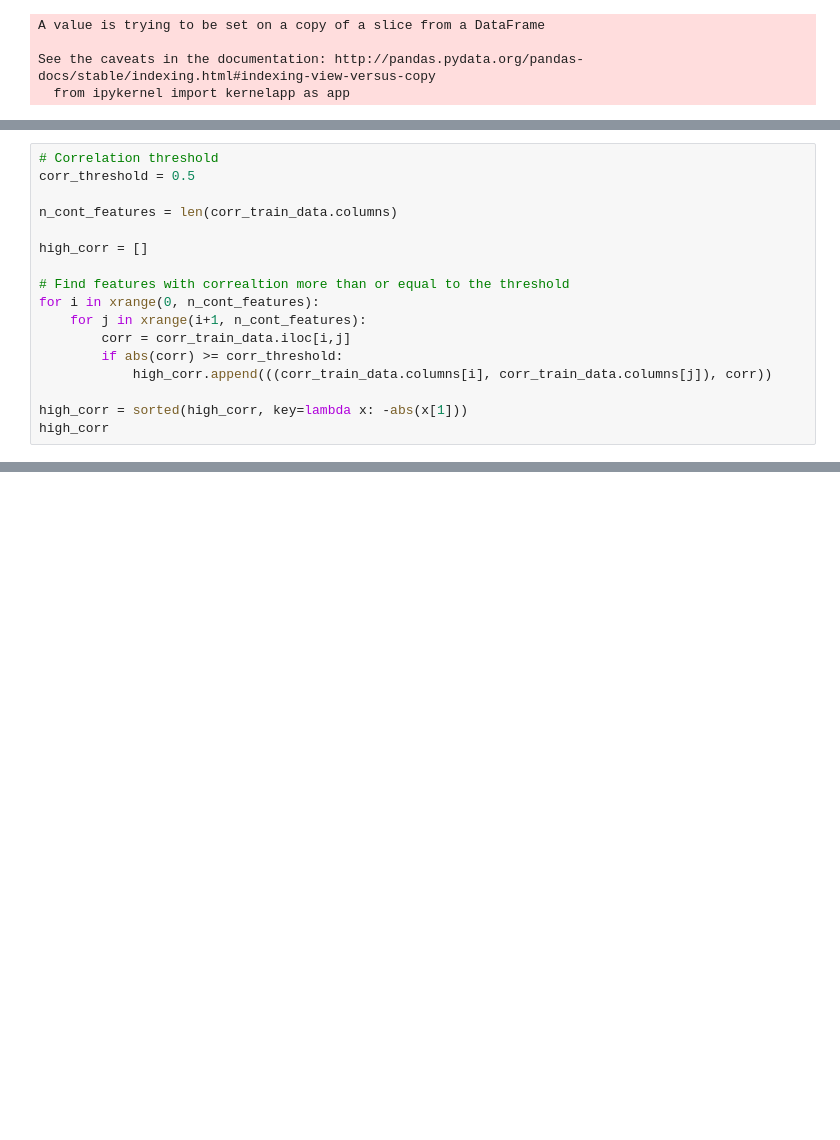
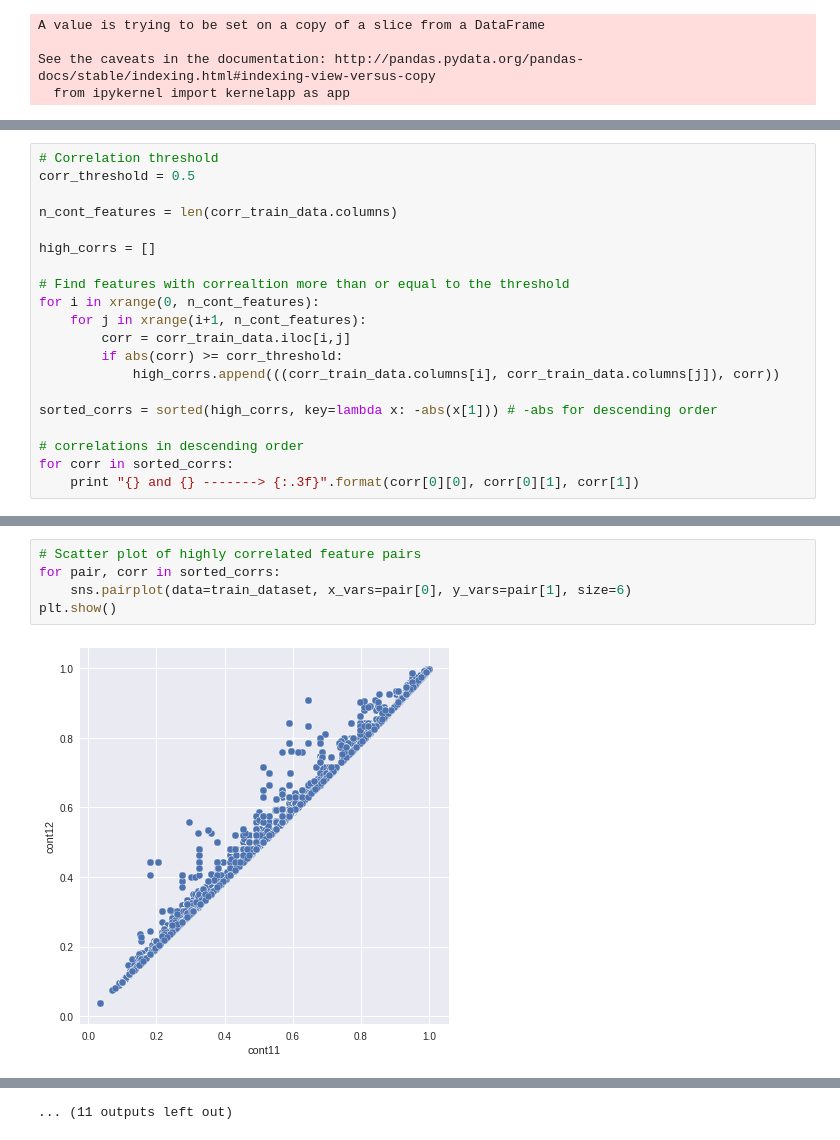
Before and after one commit to dheerajgopi/kaggle-allstate-claims, a Jupyter notebook: allstate-claims.ipynb, the cells around one changed output, grey strips where cells are left out. Cells and saved outputs as stored; diff of their text form; blank space fills up the shorter version.

Commit message:
Plot pairwise correlations

```diff
--- a/allstate-claims.ipynb
+++ b/allstate-claims.ipynb
@@ -126,15 +126,18 @@ corr_threshold = 0.5
 
 n_cont_features = len(corr_train_data.columns)
 
-high_corr = []
+high_corrs = []
 
 # Find features with correaltion more than or equal to the threshold
 for i in xrange(0, n_cont_features):
     for j in xrange(i+1, n_cont_features):
         corr = corr_train_data.iloc[i,j]
         if abs(corr) >= corr_threshold:
-            high_corr.append(((corr_train_data.columns[i], corr_train_data.columns[j]), corr))
+            high_corrs.append(((corr_train_data.columns[i], corr_train_data.columns[j]), corr))
 
-high_corr = sorted(high_corr, key=lambda x: -abs(x[1]))
-high_corr
+sorted_corrs = sorted(high_corrs, key=lambda x: -abs(x[1])) # -abs for descending order
+
+# correlations in descending order
+for corr in sorted_corrs:
+    print "{} and {} -------> {:.3f}".format(corr[0][0], corr[0][1], corr[1])
 # %% [output]
@@ -157,0 +161,7 @@ high_corr
+# %%
+# Scatter plot of highly correlated feature pairs
+for pair, corr in sorted_corrs:
+    sns.pairplot(data=train_dataset, x_vars=pair[0], y_vars=pair[1], size=6)
+plt.show()
+# %% [output]
+[figure, added]
@@ -157,0 +179 @@ high_corr
+... (11 outputs left out)
```
Also changed, not shown: parts of 4 cells of this notebook.
